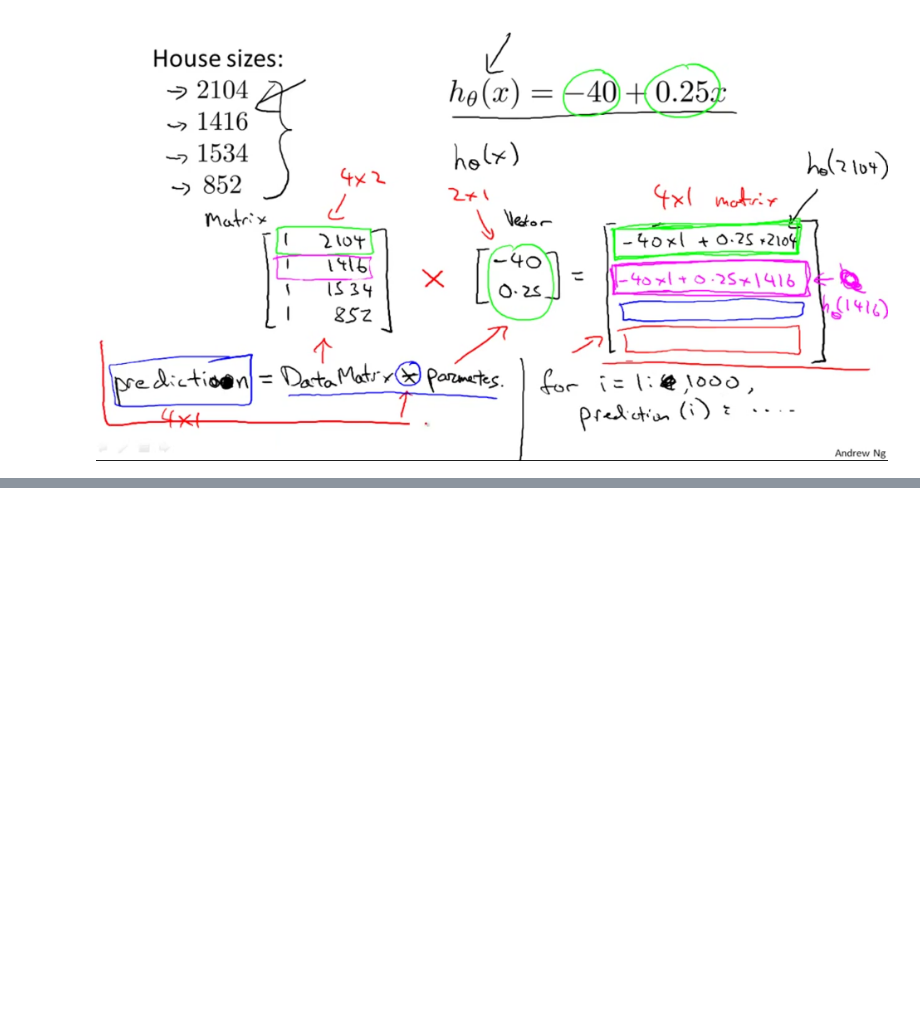
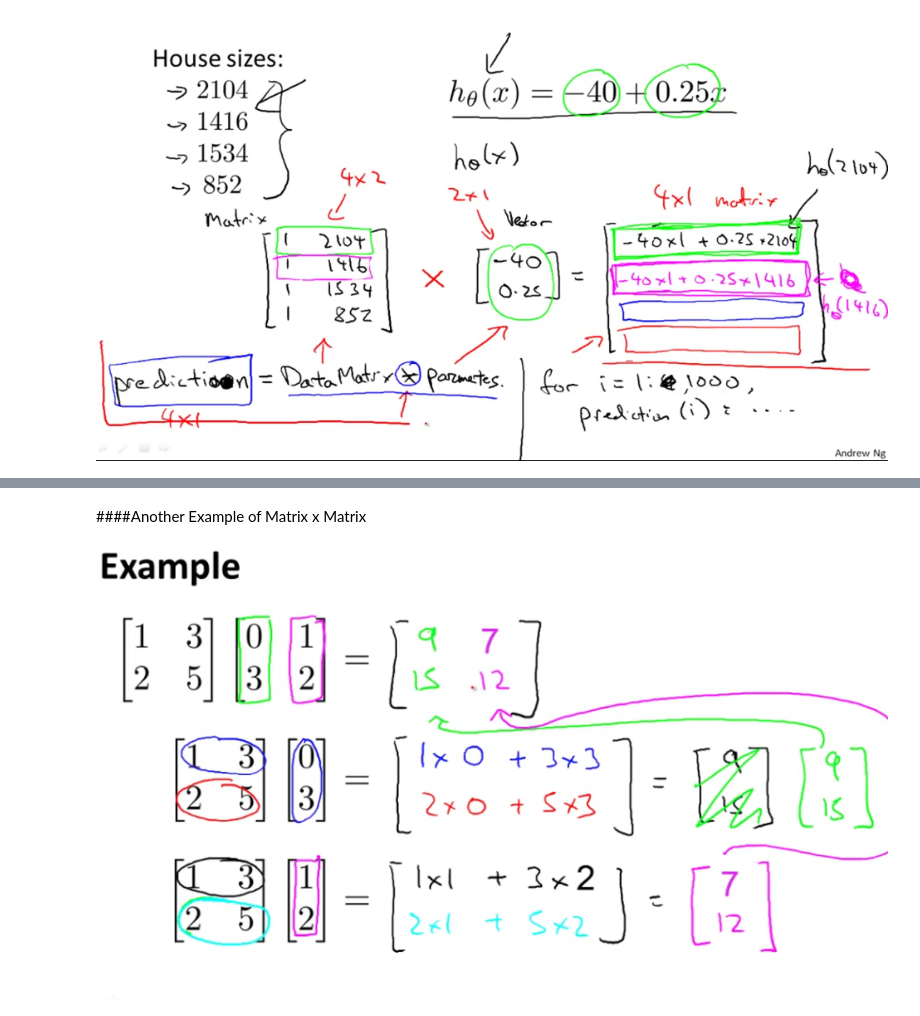
Before and after one commit to ncfausti/machine_learning, a Jupyter notebook: Week 1.ipynb, the cells around one changed output, grey strips where cells are left out. Cells and saved outputs as stored; diff of their text form; code cells hidden in the pictures; blank space fills up the shorter version.

```diff
--- a/Week 1.ipynb
+++ b/Week 1.ipynb
@@ -209,0 +235,6 @@ IMG('octave-vs-iterative.png')
+# %% [markdown]
+####Another Example of Matrix x Matrix
+# %%
+IMG('matrix-matrix-multi2.png')
+# %% [output]
+[figure, added]
```
Also changed, not shown: parts of 11 cells of this notebook, 5 other files.
